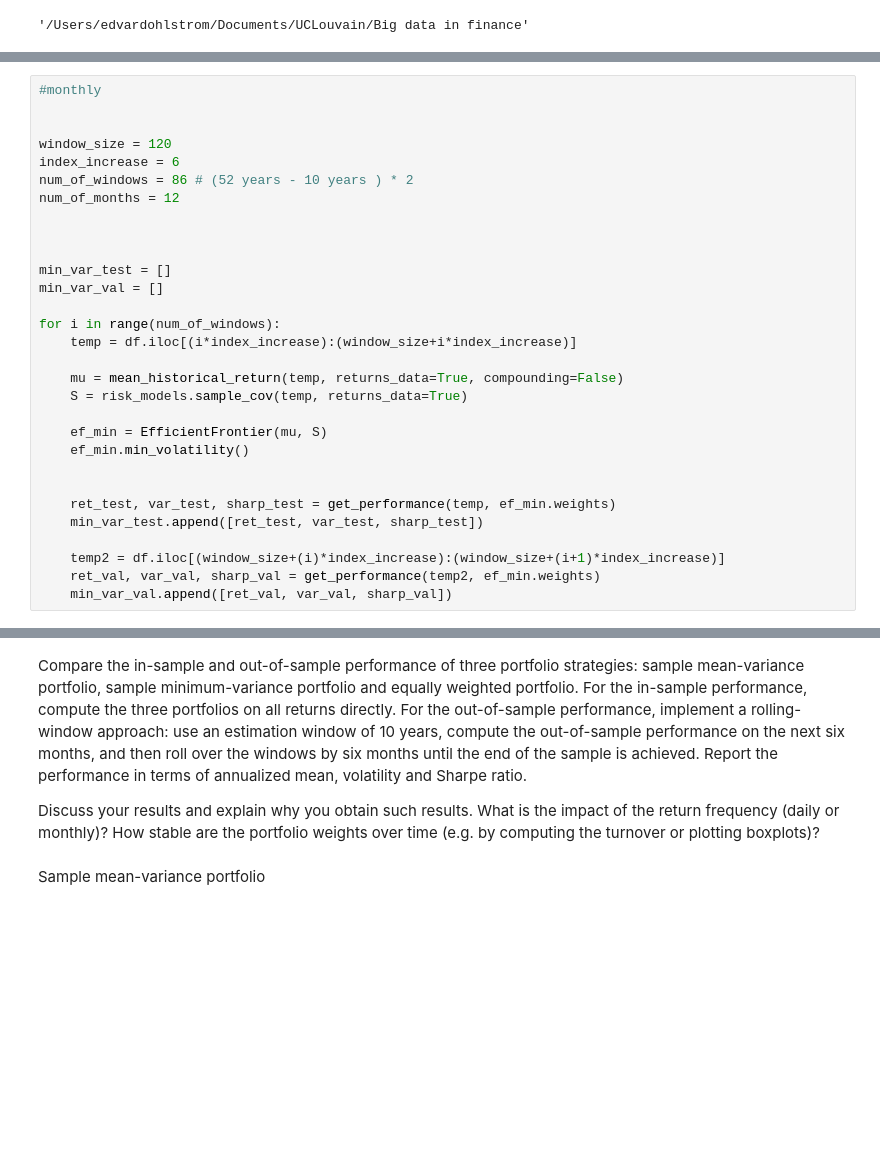
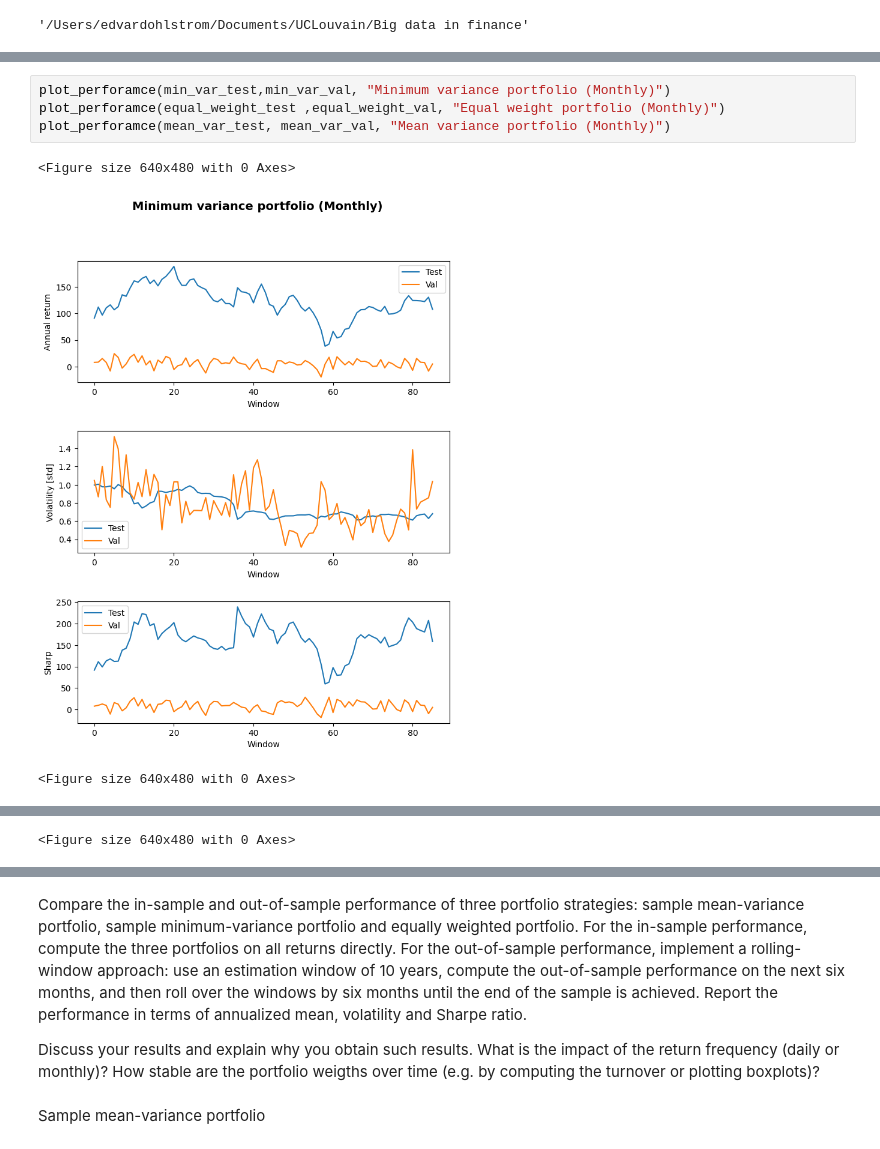
Before and after one commit to ohlstre1/Big-Data-in-Finance, a Jupyter notebook: source.ipynb, the cells around one changed output, grey strips where cells are left out. Drawn from its saved outputs; the diff is of its cells as text; blank space fills up the shorter version.

```diff
--- a/source.ipynb
+++ b/source.ipynb
@@ -119,30 +224,0 @@ plot(np.array(min_var_test)[:,2], np.array(min_var_val)[:,2],["Test","Val"], "Sh
-# %%
-#monthly
-
-
-window_size = 120
-index_increase = 6
-num_of_windows = 86 # (52 years - 10 years ) * 2
-num_of_months = 12
-
-
-
-min_var_test = []
-min_var_val = []
-
-for i in range(num_of_windows):
-    temp = df.iloc[(i*index_increase):(window_size+i*index_increase)]
-
-    mu = mean_historical_return(temp, returns_data=True, compounding=False)
-    S = risk_models.sample_cov(temp, returns_data=True)
-
-    ef_min = EfficientFrontier(mu, S)
-    ef_min.min_volatility()
-
-
-    ret_test, var_test, sharp_test = get_performance(temp, ef_min.weights)
-    min_var_test.append([ret_test, var_test, sharp_test])
-
-    temp2 = df.iloc[(window_size+(i)*index_increase):(window_size+(i+1)*index_increase)]
-    ret_val, var_val, sharp_val = get_performance(temp2, ef_min.weights)
-    min_var_val.append([ret_val, var_val, sharp_val])
@@ -157,0 +225,8 @@ plot(np.array(min_var_test)[:,2], np.array(min_var_val)[:,2],["Test","Val"], "Sh
+# %%
+plot_perforamce(min_var_test,min_var_val, "Minimum variance portfolio (Monthly)")
+plot_perforamce(equal_weight_test ,equal_weight_val, "Equal weight portfolio (Monthly)")
+plot_perforamce(mean_var_test, mean_var_val, "Mean variance portfolio (Monthly)")
+# %% [output]
+<Figure size 640x480 with 0 Axes>
+[figure, added]
+<Figure size 640x480 with 0 Axes>
@@ -157,0 +234 @@ plot(np.array(min_var_test)[:,2], np.array(min_var_val)[:,2],["Test","Val"], "Sh
+<Figure size 640x480 with 0 Axes>
@@ -158,7 +236,7 @@ plot(np.array(min_var_test)[:,2], np.array(min_var_val)[:,2],["Test","Val"], "Sh
 # %% [markdown]
 Compare the in-sample and out-of-sample performance of three portfolio strategies: sample mean-variance portfolio, sample minimum-variance portfolio and equally weighted portfolio. For the in-sample performance, compute the three portfolios on all returns directly. For the out-of-sample performance, implement a rolling-window approach: use an estimation window of 10 years, compute the out-of-sample performance on the next six months, and then roll over the windows by six months until the end of the sample is achieved. Report the performance in terms of annualized mean, volatility and Sharpe ratio.
 
-Discuss your results and explain why you obtain such results. What is the impact of the return frequency (daily or monthly)? How stable are the portfolio weights over time (e.g. by computing the turnover or plotting boxplots)?
+Discuss your results and explain why you obtain such results. What is the impact of the return frequency (daily or monthly)? How stable are the portfolio weigths over time (e.g. by computing the turnover or plotting boxplots)?
 # %% [markdown]
 Sample mean-variance portfolio
 # %%
```
Also changed, not shown: parts of 15 cells of this notebook, 1 other file.
